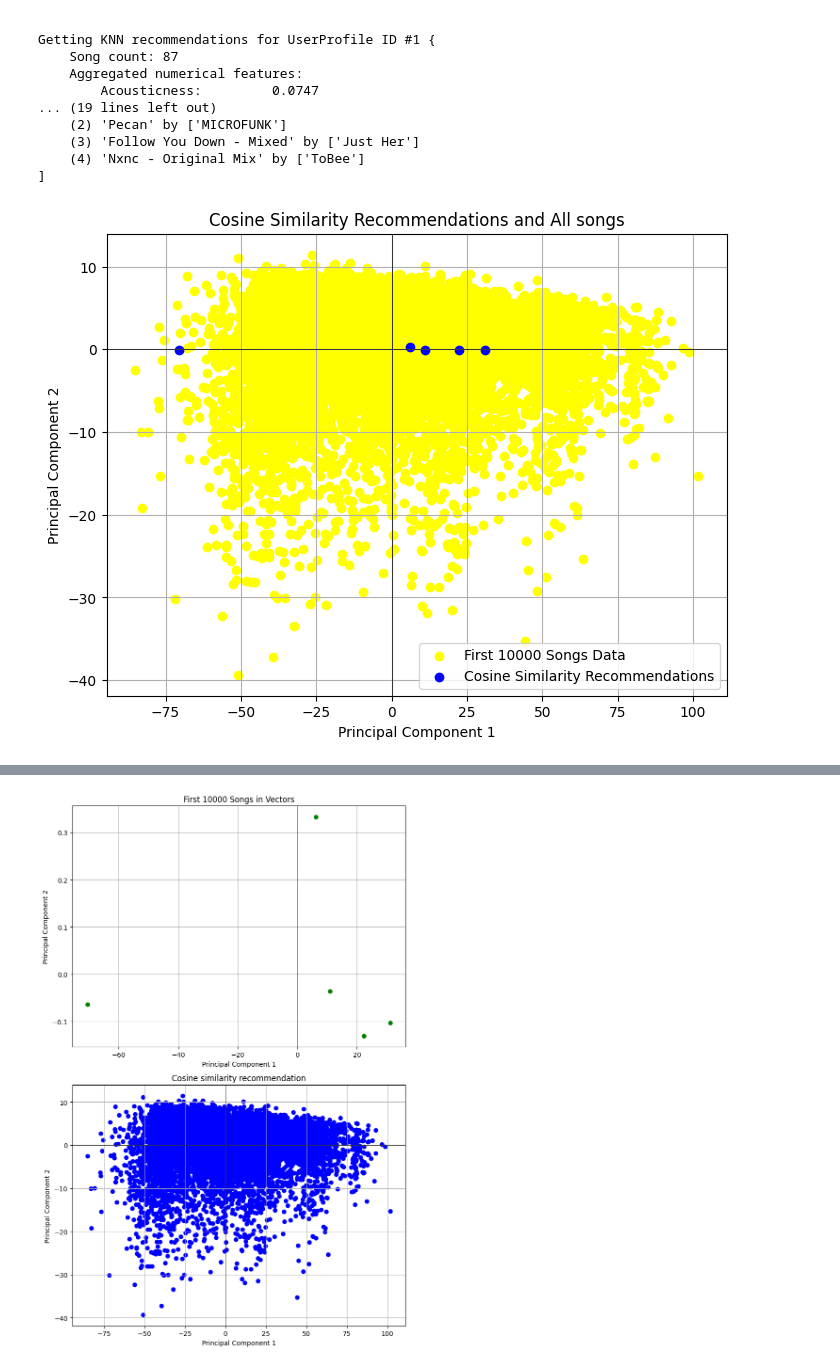
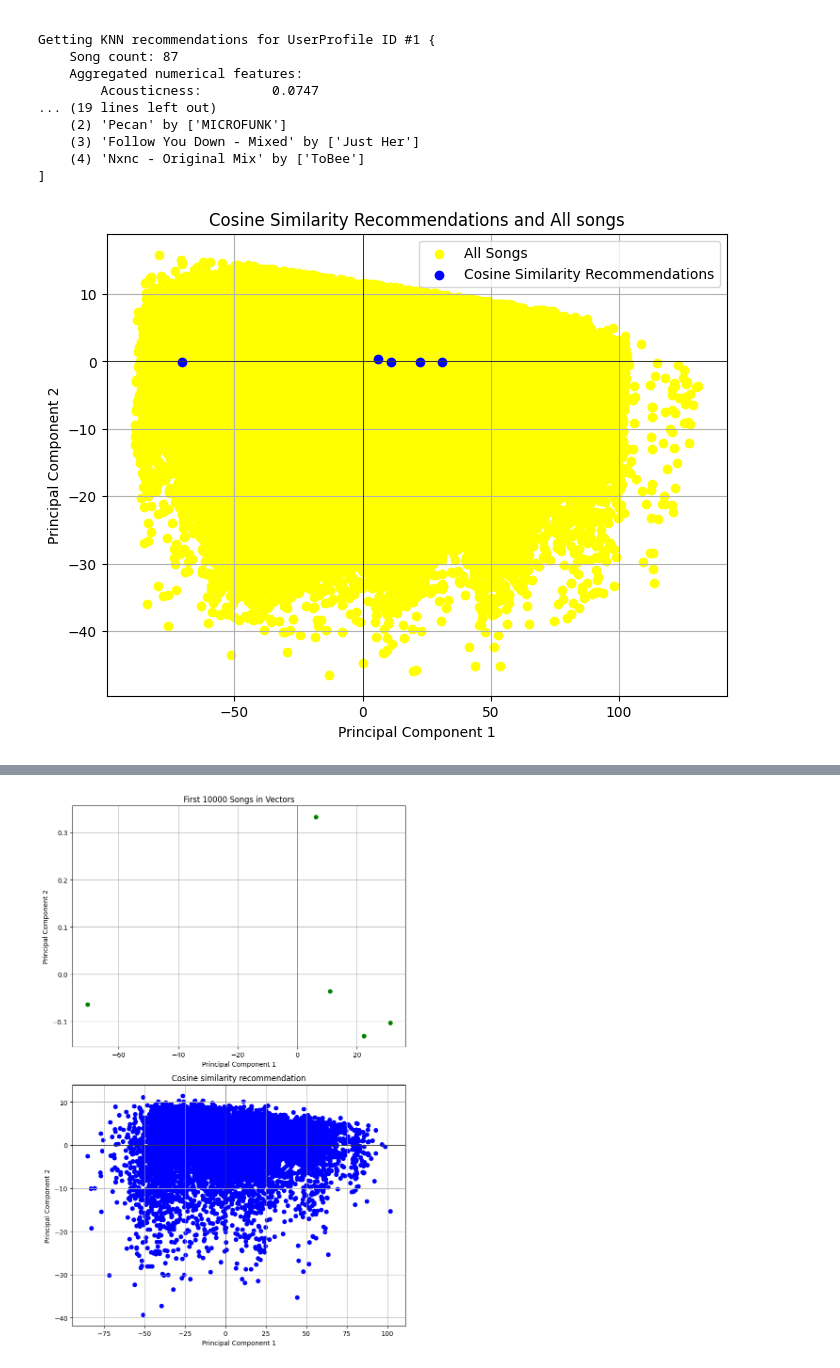
Before and after one commit to potrerord/soundsage, a Jupyter notebook: data_eda.ipynb, the cells around one changed output, grey strips where cells are left out. Saved outputs shown, nothing was run; the diff lists cells and outputs as text; code cells hidden in the pictures.

Commit message:
make into show all songs instead of just first 10000

```diff
--- a/data_eda.ipynb
+++ b/data_eda.ipynb
@@ -243,28 +243,27 @@ def convert_to_vector(songs):
     return song_vector
 # %%
 pca = PCA(n_components=2)
-data_2d = pca.fit_transform(song_vector[:10000])
+data_2d = pca.fit_transform(song_vector)
 cosine_recommend_vector = convert_to_vector(cosine_recommend)
 new_data_2d = pca.fit_transform(cosine_recommend_vector)
 fig = plt.figure(figsize=(8, 6))
 
 # Scatter plot for original data
-plt.scatter(data_2d[:, 0], data_2d[:, 1], color='yellow', label="First 10000 Songs Data")
+plt.scatter(data_2d[:, 0], data_2d[:, 1], color='yellow', label="All Songs")
 
 # Scatter plot for new data
 plt.scatter(new_data_2d[:, 0], new_data_2d[:, 1], color='blue', label="Cosine Similarity Recommendations")
 
 # Add grid, legend, and labels
 plt.axhline(0, color='black', linewidth=0.5)
 plt.axvline(0, color='black', linewidth=0.5)
 plt.grid()
 plt.legend()
 plt.title("Cosine Similarity Recommendations and All songs")
 plt.xlabel("Principal Component 1")
 plt.ylabel("Principal Component 2")
-fig.savefig()
 plt.show()
 # %% [output]
-[figure, old version]
+[figure, new version]
 # %%
 pca = PCA(n_components=2)
```
Also changed, not shown: parts of 2 cells of this notebook.
